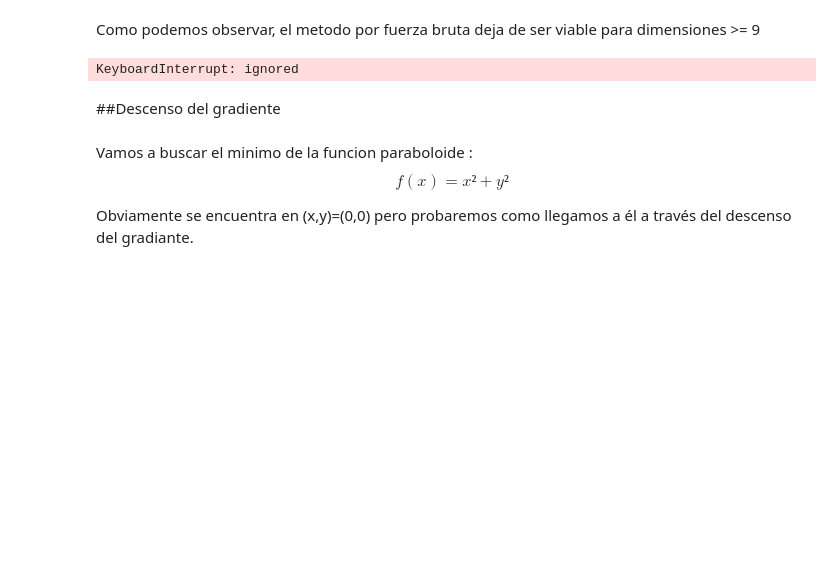
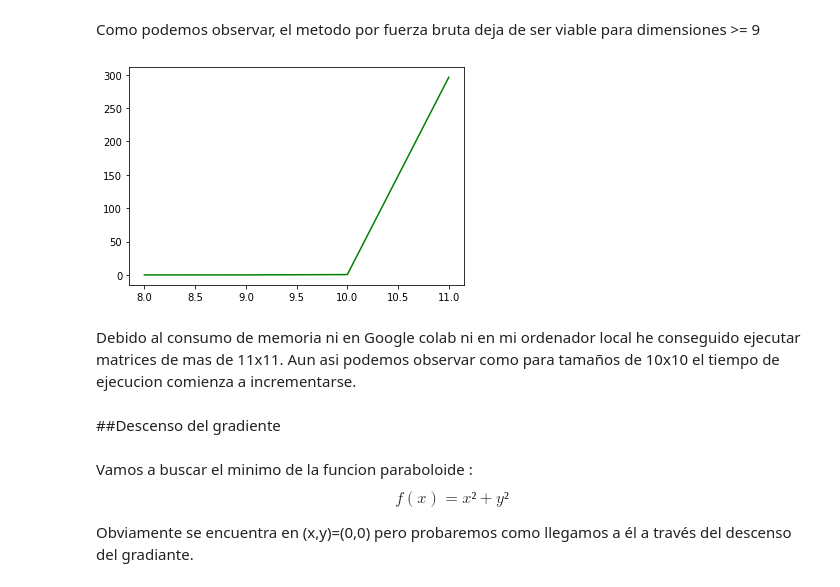
Before and after one commit to davidelavarga/03MIAR-Algoritmos-de-Optimizacion, a Jupyter notebook: ActividadGuiada2.ipynb, the cells around one changed output. Saved outputs shown, nothing was run; the diff lists cells and outputs as text; code cells hidden in the pictures; blank space fills up the shorter version.

```diff
--- a/ActividadGuiada2.ipynb
+++ b/ActividadGuiada2.ipynb
@@ -306,30 +306,31 @@ fuerza_bruta_vs_ramificacion_poda(dimensions)
 # %% [markdown]
 Como podemos observar, el metodo por fuerza bruta deja de ser viable para dimensiones >= 9
 # %%
-# Google Colab mata el proceso por exceso de uso de ram en el calculo asi que ejecutaremos solo ramificacion y poda
+# Google Colab mata el proceso por exceso de uso de RAM en el calculo asi que ejecutaremos solo ramificacion y poda
 def plot_rp(dimensions, rp_times):
     plt.plot(dimensions, rp_times, "g")
     plt.show()
 
 def ramificacion_poda_times(dimensions):
-    fuerza_bruta_times = []
     ramificacion_poda_times = []
 
     for i in dimensions:
         # Elegimos una matriz de dimensiones ixi
         matrix = generar_matriz_cuadrada(i)
 
         # Tiempo para ramificación y poda
         rp_t0 = time.time()
         ramificacion_y_poda(matrix)
         ramificacion_poda_times.append(time.time() - rp_t0)
 
-    plot_rp(dimensions, fuerza_bruta_times, ramificacion_poda_times)
+    plot_rp(dimensions, ramificacion_poda_times)
 
 dimensions = range(8, 12)
-fuerza_bruta_vs_ramificacion_poda(dimensions)
+ramificacion_poda_times(dimensions)
 # %% [output]
-KeyboardInterrupt: ignored
+[figure, added]
+# %% [markdown]
+Debido al consumo de memoria ni en Google colab ni en mi ordenador local he conseguido ejecutar matrices de mas de 11x11. Aun asi podemos observar como para tamaños de 10x10 el tiempo de ejecucion comienza a incrementarse.
 # %% [markdown]
 ##Descenso del gradiente
 # %%
```
Also changed, not shown: parts of 2 cells of this notebook.
